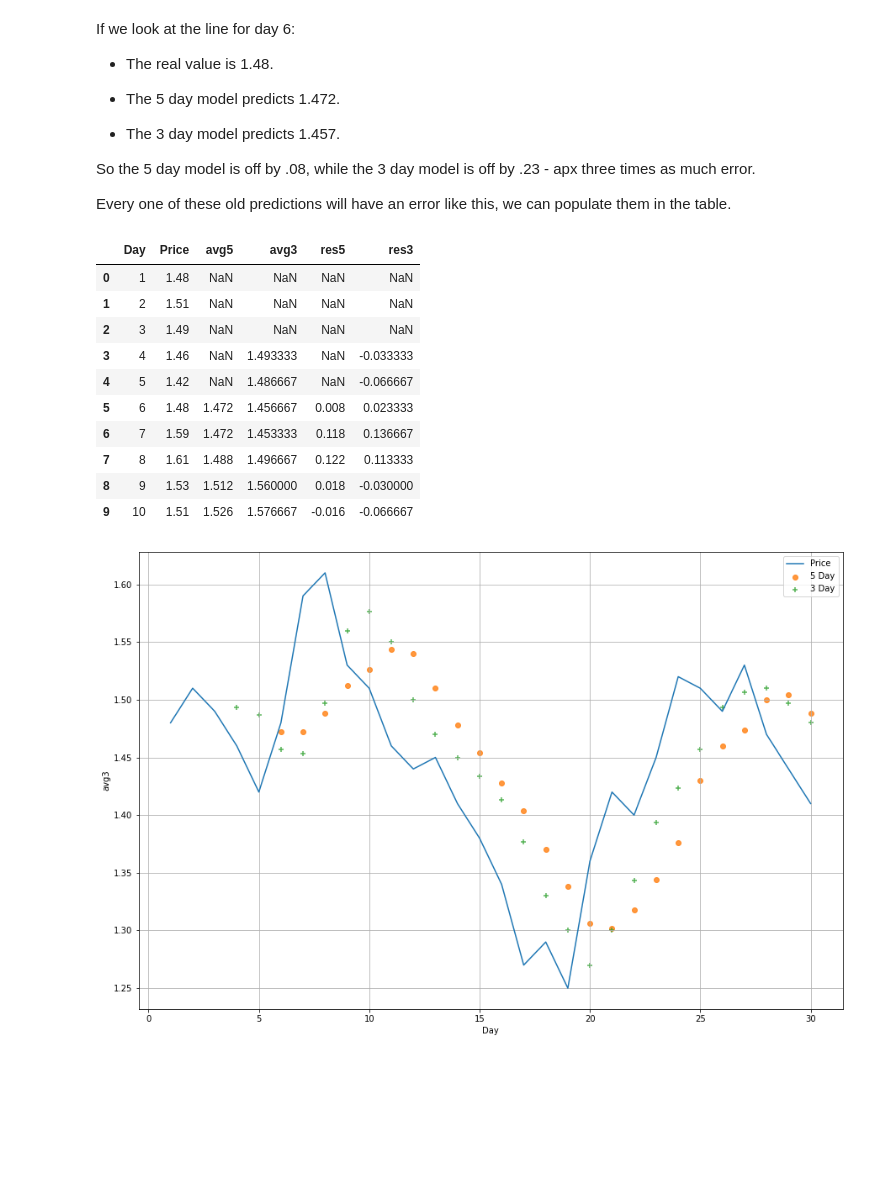
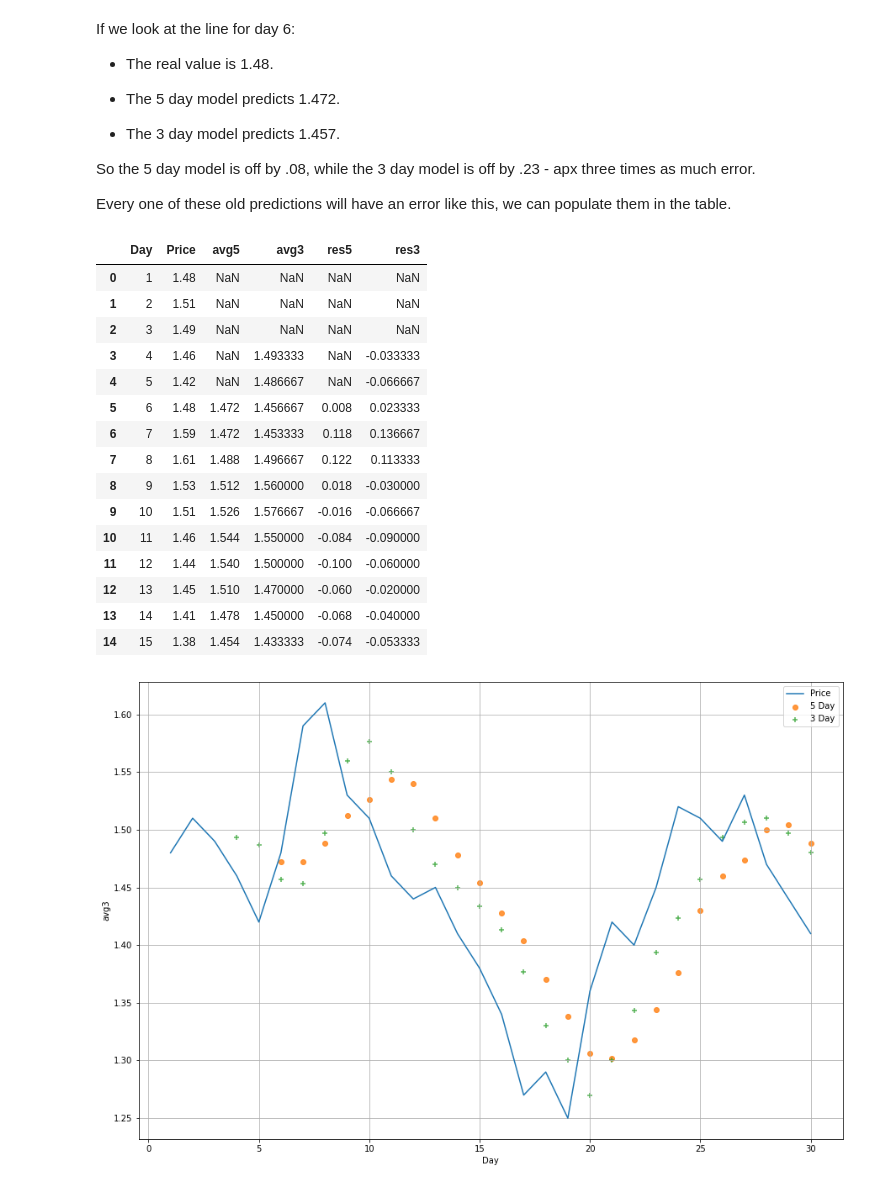
Before and after one commit to ymastan/BasicClassExamples, a Jupyter notebook: 010_error_with_mv_avg.ipynb, the cells around one changed output. Cells and saved outputs as stored; diff of their text form; code cells hidden in the pictures; blank space fills up the shorter version.

```diff
--- a/010_error_with_mv_avg.ipynb
+++ b/010_error_with_mv_avg.ipynb
@@ -63,6 +63,11 @@ So, for our gas price scenario here:
 # %%
 #Add old predictions
 #Note: to figure out the command I Googled "dataframe moving average" and got the rolling function
+
+df["avg5"] = df["Price"].rolling(5, closed="left").mean()
+df["avg3"] = df["Price"].rolling(3, closed="left").mean()
+
+df.head(15)
 # %% [output]
 |  | Day | Price | avg5 | avg3 |
 | 0 | 1 | 1.48 | NaN | NaN |
@@ -89,18 +99,27 @@ So the 5 day model is off by .08, while the 3 day model is off by .23 - apx thre
 Every one of these old predictions will have an error like this, we can populate them in the table.
 # %%
 #Calculate the residuals (errors) and put them into the table
+
+df["res5"] = df["Price"]-df["avg5"]
+df["res3"] = df["Price"]-df["avg3"]
+df.head(15)
 # %% [output]
 |  | Day | Price | avg5 | avg3 | res5 | res3 |
 | 0 | 1 | 1.48 | NaN | NaN | NaN | NaN |
 | 1 | 2 | 1.51 | NaN | NaN | NaN | NaN |
 | 2 | 3 | 1.49 | NaN | NaN | NaN | NaN |
 | 3 | 4 | 1.46 | NaN | 1.493333 | NaN | -0.033333 |
 | 4 | 5 | 1.42 | NaN | 1.486667 | NaN | -0.066667 |
 | 5 | 6 | 1.48 | 1.472 | 1.456667 | 0.008 | 0.023333 |
 | 6 | 7 | 1.59 | 1.472 | 1.453333 | 0.118 | 0.136667 |
 | 7 | 8 | 1.61 | 1.488 | 1.496667 | 0.122 | 0.113333 |
 | 8 | 9 | 1.53 | 1.512 | 1.560000 | 0.018 | -0.030000 |
 | 9 | 10 | 1.51 | 1.526 | 1.576667 | -0.016 | -0.066667 |
+| 10 | 11 | 1.46 | 1.544 | 1.550000 | -0.084 | -0.090000 |
+| 11 | 12 | 1.44 | 1.540 | 1.500000 | -0.100 | -0.060000 |
+| 12 | 13 | 1.45 | 1.510 | 1.470000 | -0.060 | -0.020000 |
+| 13 | 14 | 1.41 | 1.478 | 1.450000 | -0.068 | -0.040000 |
+| 14 | 15 | 1.38 | 1.454 | 1.433333 | -0.074 | -0.053333 |
 # %%
 #Graph them to take a look
 plt.rcParams["figure.figsize"] = (15,10)
```
Also changed, not shown: parts of 7 cells of this notebook.
